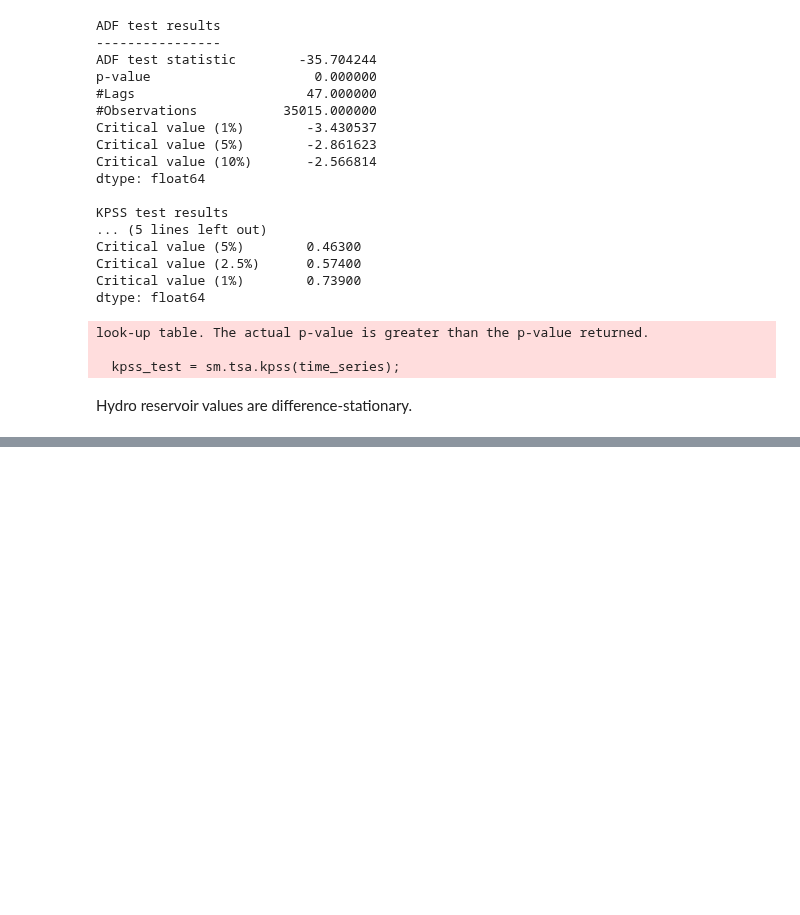
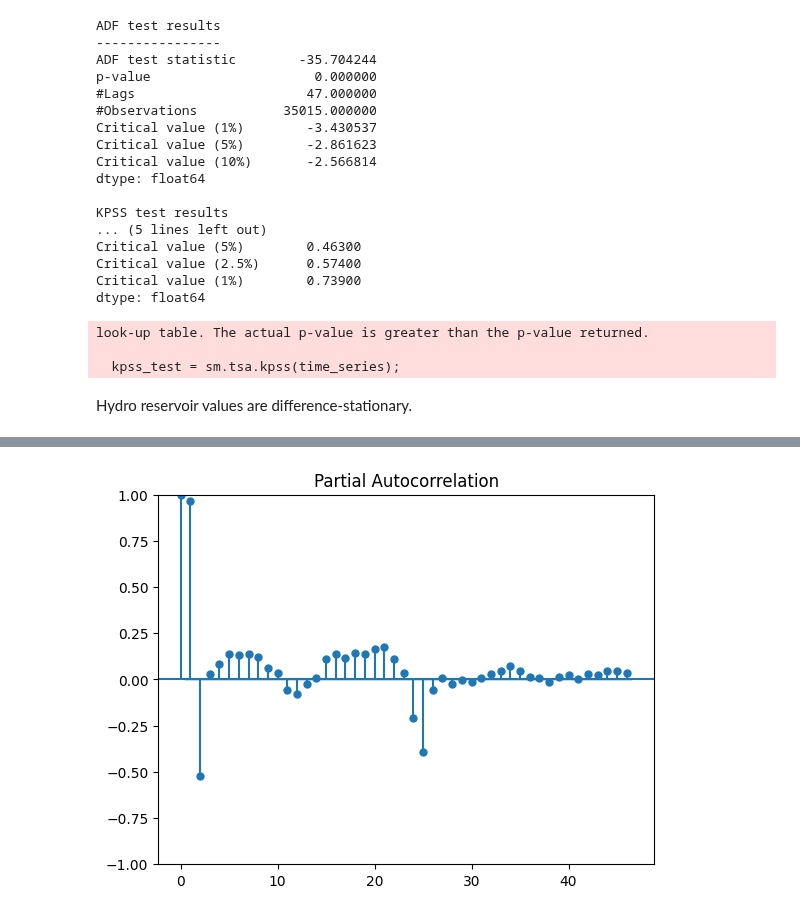
Before and after one commit to MiguelLoureiro98/EnergyForecasting, a Jupyter notebook: src/notebooks/hourly_forecasting/time_series_analysis.ipynb, the cells around one changed output, grey strips where cells are left out. Drawn from its saved outputs; the diff is of its cells as text; code cells hidden in the pictures; blank space fills up the shorter version.

```diff
--- a/src/notebooks/hourly_forecasting/time_series_analysis.ipynb
+++ b/src/notebooks/hourly_forecasting/time_series_analysis.ipynb
@@ -247,0 +663,4 @@ Hydro reservoir values are difference-stationary.
+# %%
+sm.graphics.tsa.plot_pacf(data["price actual"]);
+# %% [output]
+[figure, added]
```
Also changed, not shown: parts of 38 cells of this notebook.
